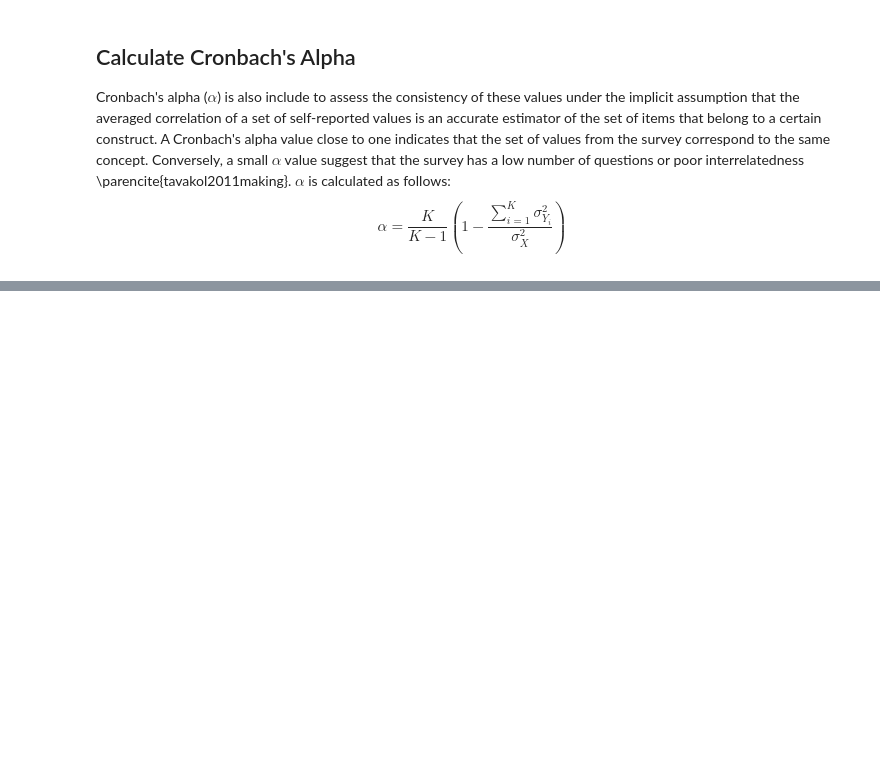
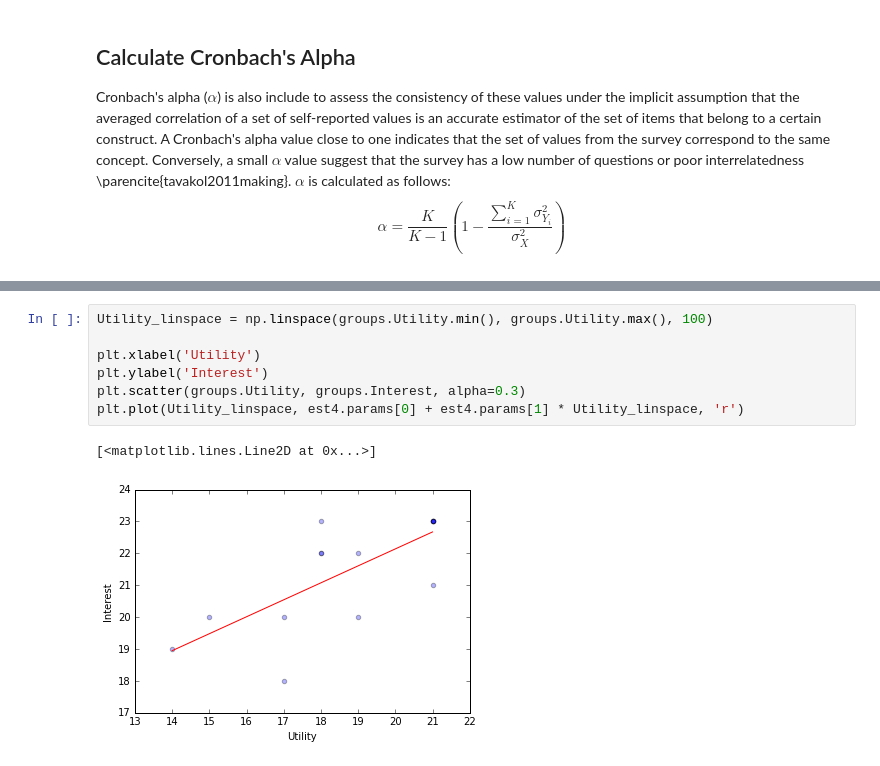
Before and after one commit to rubenpinzon/NumeracyIntervention, a Jupyter notebook: Data Analysis.ipynb, the cells around one changed output, grey strips where cells are left out. Drawn from its saved outputs; the diff is of its cells as text; blank space fills up the shorter version.

```diff
--- a/Data Analysis.ipynb
+++ b/Data Analysis.ipynb
@@ -116,0 +209,10 @@ OLS Regression Results
+# %%
+Utility_linspace = np.linspace(groups.Utility.min(), groups.Utility.max(), 100)
+
+plt.xlabel('Utility')
+plt.ylabel('Interest')
+plt.scatter(groups.Utility, groups.Interest, alpha=0.3)
+plt.plot(Utility_linspace, est4.params[0] + est4.params[1] * Utility_linspace, 'r')
+# %% [output]
+[<matplotlib.lines.Line2D at 0x...>]
+[figure, added]
```
Also changed, not shown: parts of 42 cells of this notebook.
